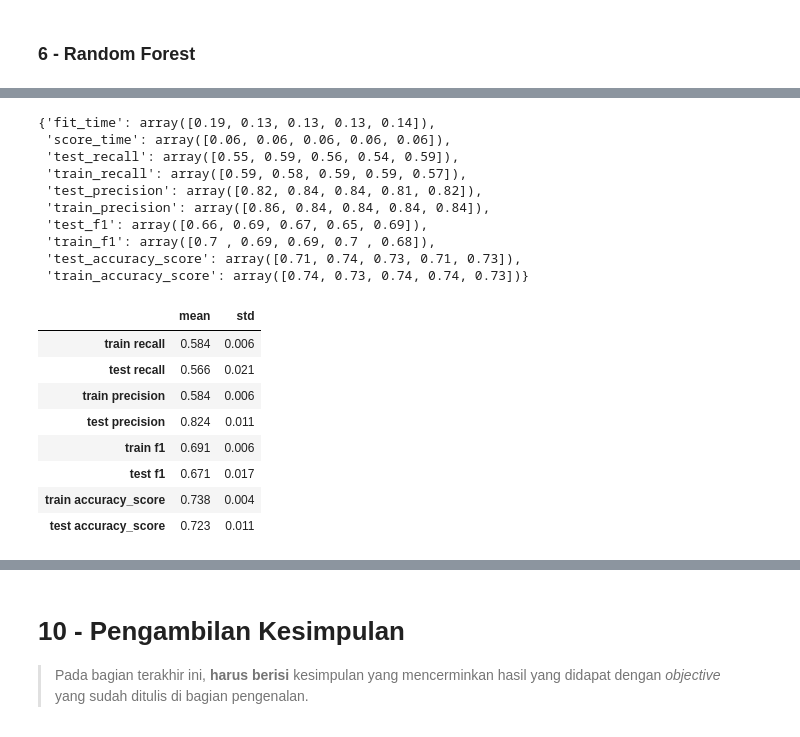
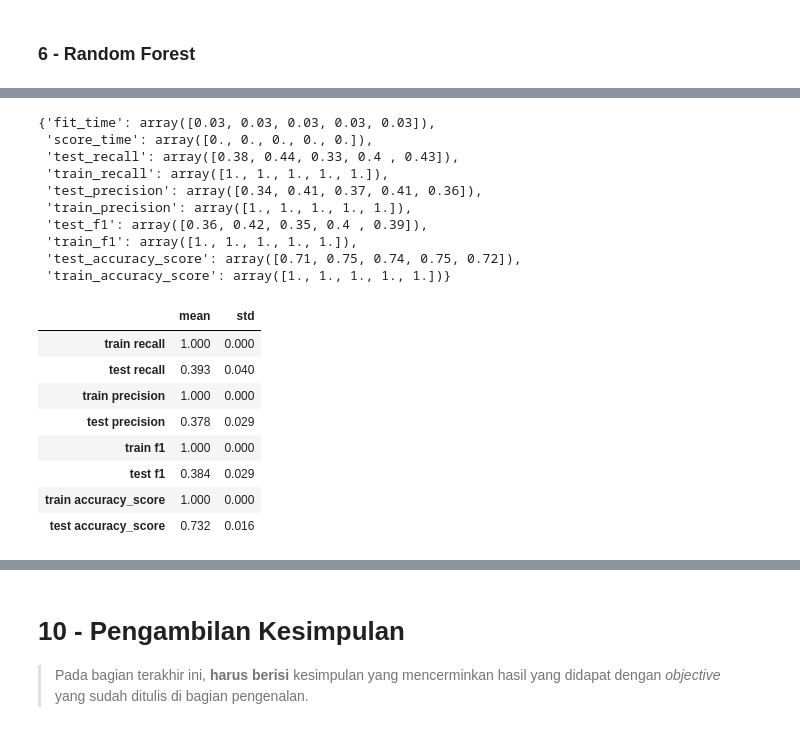
Before and after one commit to jasonrichdarmawan/p1-ml1, a Jupyter notebook: h8dsft_P1M1_jason_rich_darmawan_onggo_putra.ipynb, the cells around one changed output, grey strips where cells are left out. Saved outputs shown, nothing was run; the diff lists cells and outputs as text; code cells hidden in the pictures.

```diff
--- a/h8dsft_P1M1_jason_rich_darmawan_onggo_putra.ipynb
+++ b/h8dsft_P1M1_jason_rich_darmawan_onggo_putra.ipynb
@@ -528,7 +533,8 @@ Length: 2964, dtype: int64
   > Bagian ini berisi proses penyiapan data untuk proses pelatihan model, seperti pembagian data menjadi train-dev-test, transformasi data (normalisasi, encoding, dll.), dan proses-proses lain yang dibutuhkan.
 # %%
 # Split dataset to Inference Set
-inference_set = data_set.sample(10, random_state=17)
+inference_set = data_set.groupby(by='default_payment_next_month') \
+                        .sample(5, random_state=17)
 # %%
 # Remove Inference Set from dataset
 data_train_test = data_set.drop(inference_set.index)
@@ -685,16 +759,16 @@ chi2: 5.78 False; p: 0.12 False; dof: 3;
 Pipeline to handle outliers, missing values, do feature engineering (scaling, encoding).
 # %%
 # feature encoding
-# 'pay_5' is dropped, so we have to remove it from the pipeline.
-ordinal_transformer = Pipeline(
+# 'pay_5', 'pay_2' is dropped, so we have to remove it from the pipeline.
+ordinal_transformer_v2 = Pipeline(
     steps=[
         ('imputer', SimpleImputer(strategy="most_frequent")),
         ('encoder', OrdinalEncoder(categories=[
                                     type_pay0_pay6.categories,
                                     type_pay0_pay6.categories,
                                     type_pay0_pay6.categories,
-                                    type_pay0_pay6.categories,
-                                    type_pay0_pay6.categories],
+                                    type_pay0_pay6.categories
+                                   ],
                                    handle_unknown='use_encoded_value',
                                    # because pay0_pay6 uses 0
                                    unknown_value=np.nan))
@@ -841,5 +902,5 @@ Pipeline(steps=[('preprocessor',
 ### 3 - Decision Tree
 # %%
 # training the algorithm with default parameter
-tree_default.fit(X=X_train_res, y=y_train_res)
+tree_clf_default.fit(X=X_train, y=y_train)
 # %% [output]
@@ -1227,0 +1106,27 @@ Improvement:
+# %%
+# method to display cross validate result
+def cross_validate_display(estimator):
+    scoring = {'recall': make_scorer(score_func=recall_score, pos_label=1),
+               'precision': make_scorer(score_func=precision_score, pos_label=1, zero_division=0),
+               'f1': make_scorer(score_func=f1_score, pos_label=1),
+               'accuracy_score': make_scorer(score_func=accuracy_score)}
+    cv_result = cross_validate(estimator=estimator, X=X_train, y=y_train,
+                               scoring=scoring, return_train_score=True)
+
+    # arithmetic mean is used because the number of samples are equal.
+    get_mean_std = lambda array: [array.mean(), array.std()]
+
+    with np.printoptions(precision=2):
+        display(cv_result)
+
+    with pd.option_context("display.float_format", "{:.3f}".format):
+        display(pd.DataFrame(data={'train recall': get_mean_std(cv_result['train_recall']),
+                                   'test recall': get_mean_std(cv_result['test_recall']),
+                                   'train precision': get_mean_std(cv_result['train_precision']),
+                                   'test precision': get_mean_std(cv_result['test_precision']),
+                                   'train f1': get_mean_std(cv_result['train_f1']),
+                                   'test f1': get_mean_std(cv_result['test_f1']),
+                                   'train accuracy_score': get_mean_std(cv_result['train_accuracy_score']),
+                                   'test accuracy_score': get_mean_std(cv_result['test_accuracy_score']),
+                                  },
+                            index=['mean', 'std']).T)
@@ -1254,24 +1292,24 @@ array([   0,    1,    2, ..., 3712, 3713, 3715], dtype=int32)
 # %%
 # cross validate
-cross_validate_display(estimator=svm_default)
+cross_validate_display(estimator=tree_clf_default)
 # %% [output]
-{'fit_time': array([0.19, 0.13, 0.13, 0.13, 0.14]),
- 'score_time': array([0.06, 0.06, 0.06, 0.06, 0.06]),
- 'test_recall': array([0.55, 0.59, 0.56, 0.54, 0.59]),
- 'train_recall': array([0.59, 0.58, 0.59, 0.59, 0.57]),
- 'test_precision': array([0.82, 0.84, 0.84, 0.81, 0.82]),
- 'train_precision': array([0.86, 0.84, 0.84, 0.84, 0.84]),
- 'test_f1': array([0.66, 0.69, 0.67, 0.65, 0.69]),
- 'train_f1': array([0.7 , 0.69, 0.69, 0.7 , 0.68]),
- 'test_accuracy_score': array([0.71, 0.74, 0.73, 0.71, 0.73]),
- 'train_accuracy_score': array([0.74, 0.73, 0.74, 0.74, 0.73])}
+{'fit_time': array([0.03, 0.03, 0.03, 0.03, 0.03]),
+ 'score_time': array([0., 0., 0., 0., 0.]),
+ 'test_recall': array([0.38, 0.44, 0.33, 0.4 , 0.43]),
+ 'train_recall': array([1., 1., 1., 1., 1.]),
+ 'test_precision': array([0.34, 0.41, 0.37, 0.41, 0.36]),
+ 'train_precision': array([1., 1., 1., 1., 1.]),
+ 'test_f1': array([0.36, 0.42, 0.35, 0.4 , 0.39]),
+ 'train_f1': array([1., 1., 1., 1., 1.]),
+ 'test_accuracy_score': array([0.71, 0.75, 0.74, 0.75, 0.72]),
+ 'train_accuracy_score': array([1., 1., 1., 1., 1.])}
 |  | mean | std |
-| train recall | 0.584 | 0.006 |
-| test recall | 0.566 | 0.021 |
-| train precision | 0.584 | 0.006 |
-| test precision | 0.824 | 0.011 |
-| train f1 | 0.691 | 0.006 |
-| test f1 | 0.671 | 0.017 |
-| train accuracy_score | 0.738 | 0.004 |
-| test accuracy_score | 0.723 | 0.011 |
+| train recall | 1.000 | 0.000 |
+| test recall | 0.393 | 0.040 |
+| train precision | 1.000 | 0.000 |
+| test precision | 0.378 | 0.029 |
+| train f1 | 1.000 | 0.000 |
+| test f1 | 0.384 | 0.029 |
+| train accuracy_score | 1.000 | 0.000 |
+| test accuracy_score | 0.732 | 0.016 |
 # %% [markdown]
```
Also changed, not shown: parts of 91 cells of this notebook, 2 other files.
